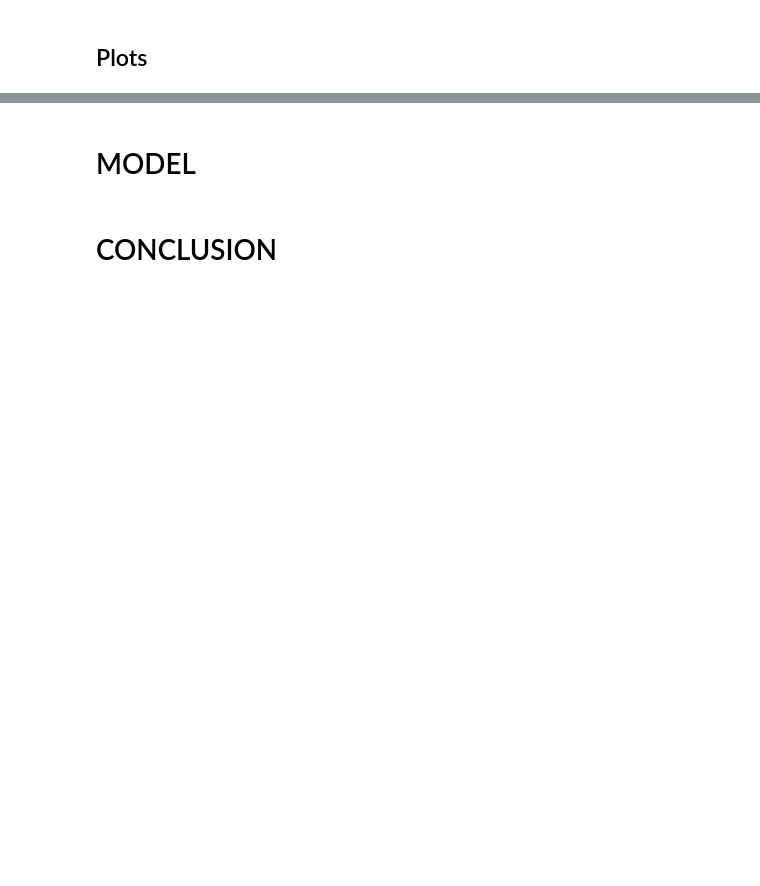
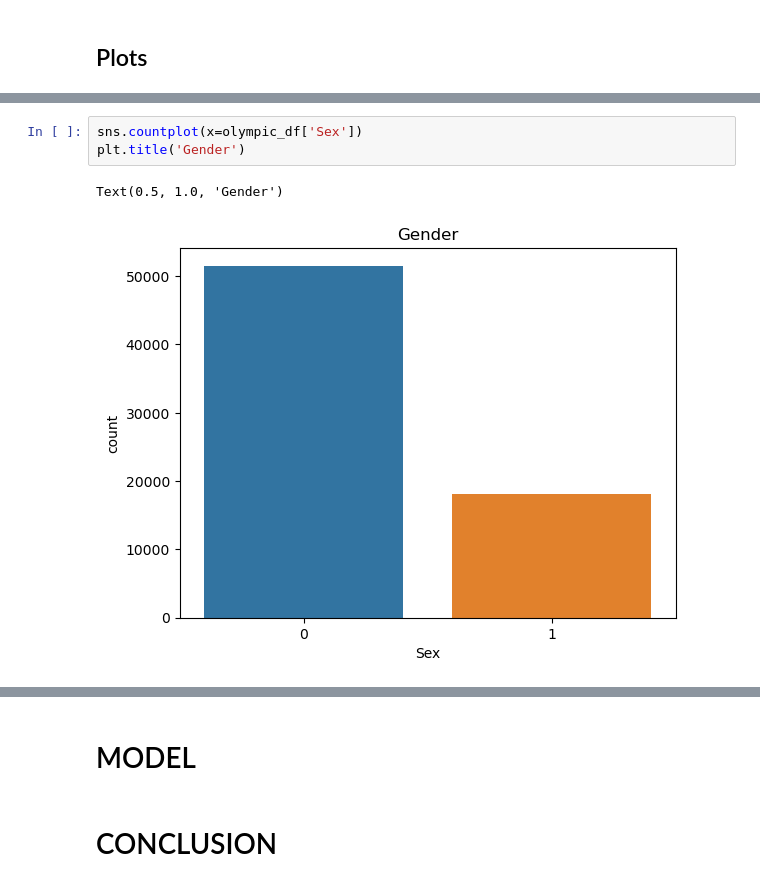
Before and after one commit to Onath/Programming_Project_Olympic_Data, a Jupyter notebook: VR503361_final_project_olympic_data.ipynb, the cells around one changed output, grey strips where cells are left out. Drawn from its saved outputs; the diff is of its cells as text; blank space fills up the shorter version.

```diff
--- a/VR503361_final_project_olympic_data.ipynb
+++ b/VR503361_final_project_olympic_data.ipynb
@@ -450,0 +293,6 @@ memory usage: 8.5+ MB
+# %%
+sns.countplot(x=olympic_df['Sex'])
+plt.title('Gender')
+# %% [output]
+Text(0.5, 1.0, 'Gender')
+[figure, added]
```
Also changed, not shown: parts of 55 cells of this notebook, 2 other files.
